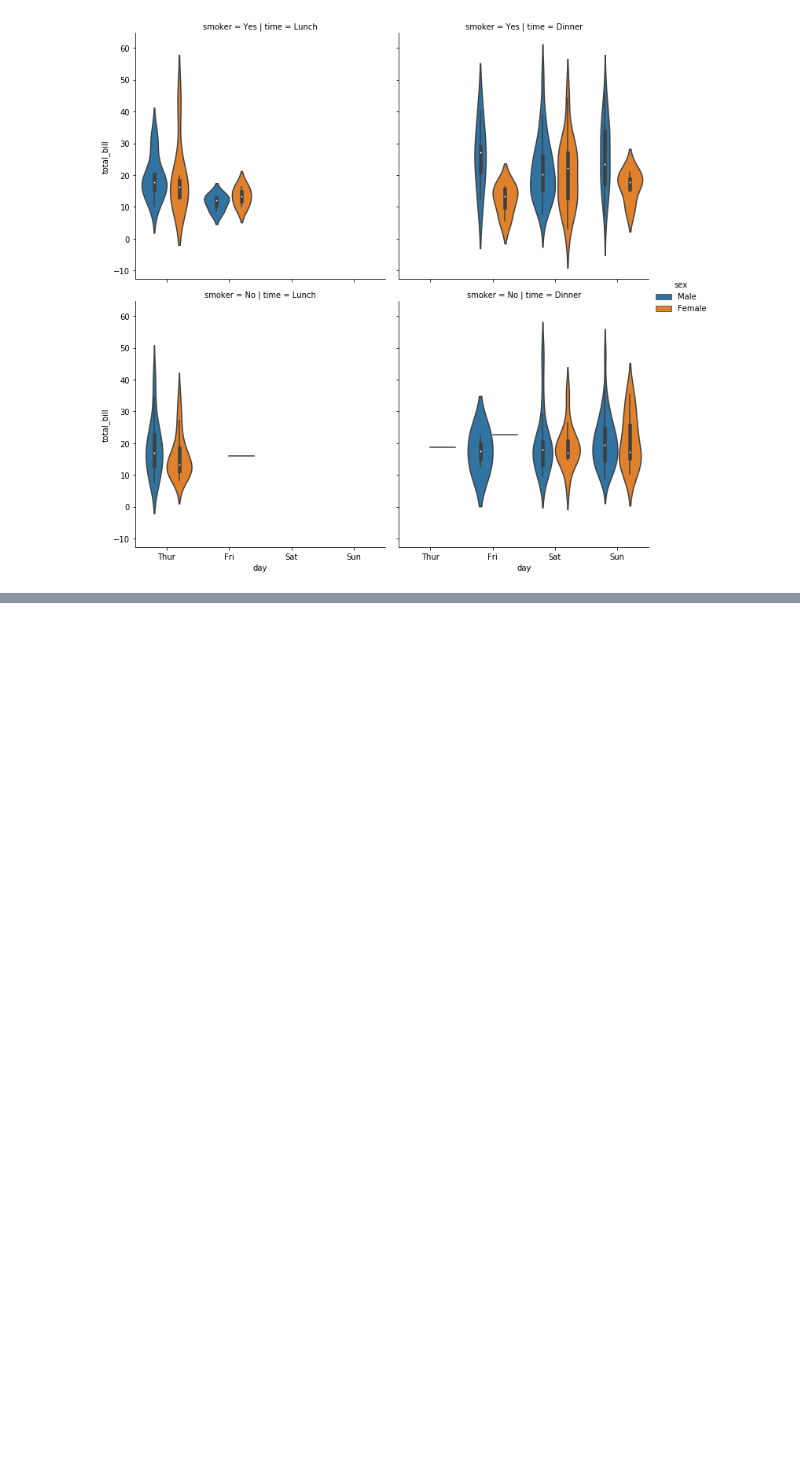
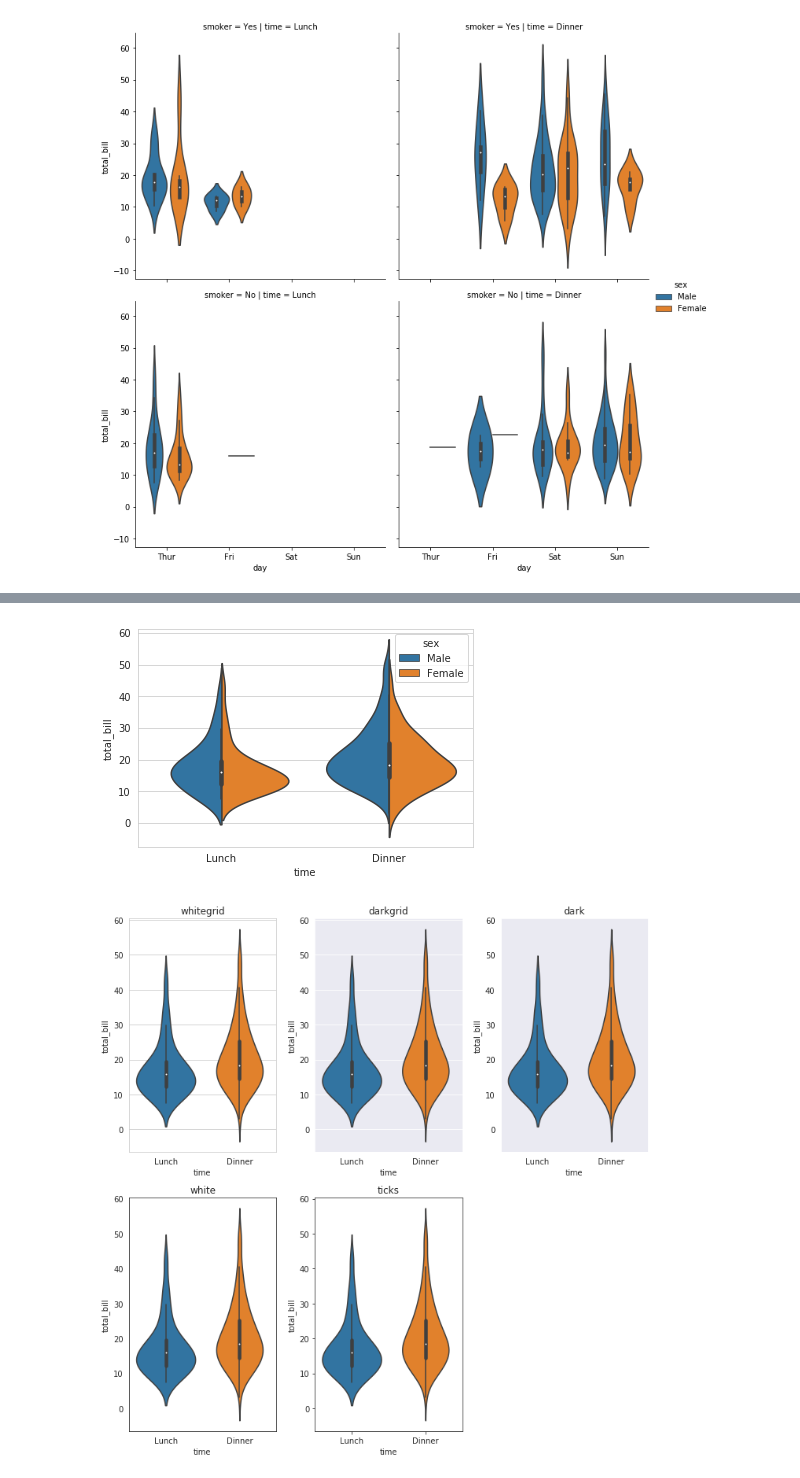
Before and after one commit to MohammadAliAfsahi/Python_Pandas_Library, a Jupyter notebook: Panadas.ipynb, the cells around one changed output, grey strips where cells are left out. Saved outputs shown, nothing was run; the diff lists cells and outputs as text; code cells hidden in the pictures; blank space fills up the shorter version.

```diff
--- a/Panadas.ipynb
+++ b/Panadas.ipynb
@@ -739,0 +765,17 @@ sns.factorplot(x='day', y='total_bill', hue='sex', data=tips, row='smoker', col=
+# %%
+# Some styling in seaborn
+sns.set_style('whitegrid')
+violin = sns.violinplot(x='time', y='total_bill', hue='sex', data=tips, split=True)
+
+seaborn_styles = ['whitegrid', 'darkgrid', 'dark', 'white', 'ticks']
+fig = plt.figure(figsize=(10,10))
+for idx, style in enumerate(seaborn_styles):
+  plot_position = idx + 1
+  with sns.axes_style(style):
+    ax = fig.add_subplot(2, 3, plot_position)
+    violin = sns.violinplot(x='time', y='total_bill', data=tips, axes=ax)
+    violin.set_title(style)
+  fig.tight_layout()
+# %% [output]
+[figure, added]
+[figure, added]
```
Also changed, not shown: parts of 11 cells of this notebook.
